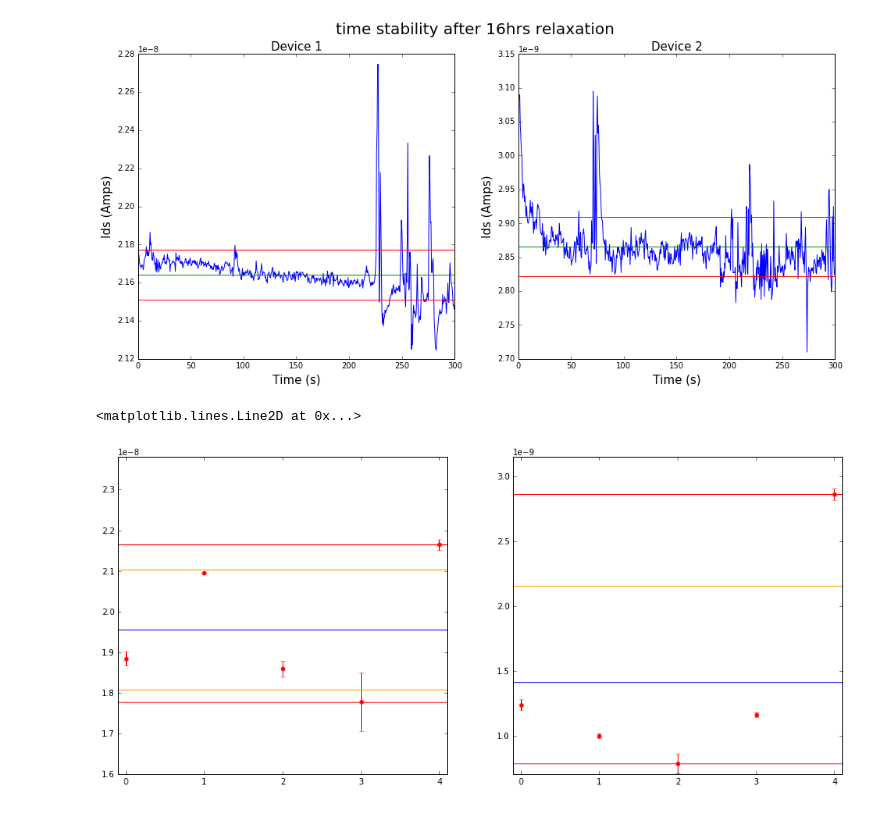
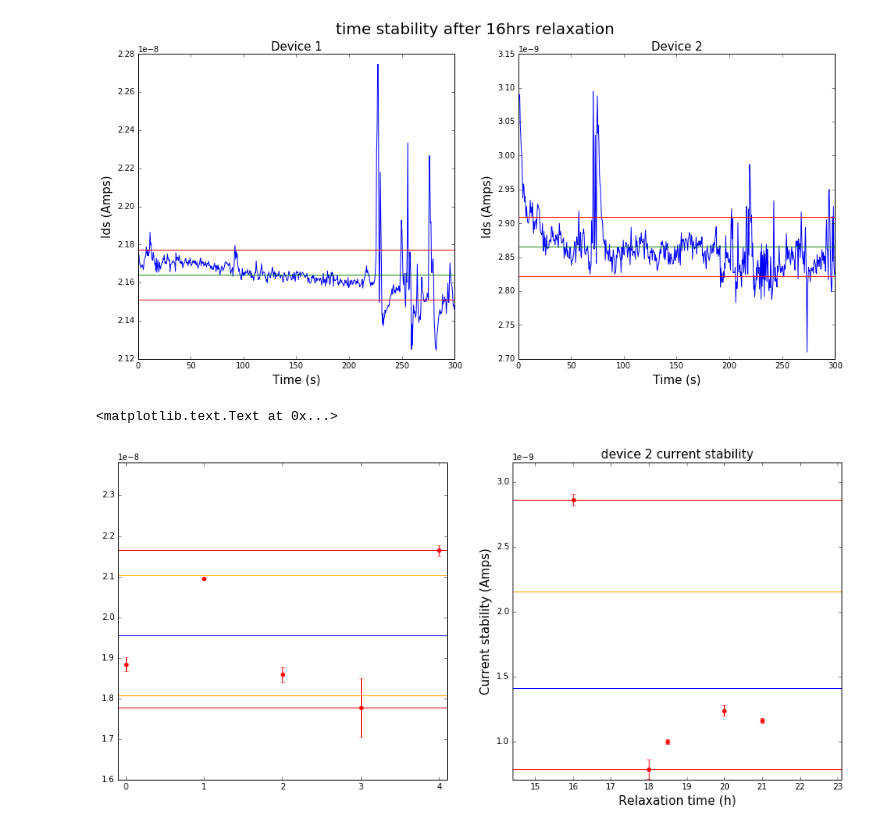
Before and after one commit to leobrowning92/slo-data-analysis, a Jupyter notebook: stability_check.ipynb, the cells around one changed output. Cells and saved outputs as stored; diff of their text form; code cells hidden in the pictures.

```diff
--- a/stability_check.ipynb
+++ b/stability_check.ipynb
@@ -92,31 +92,34 @@ fig.suptitle("time stability after 16hrs relaxation",fontsize=20)
 # %%
 
 stability1=np.array(stability1)
 stability2=np.array(stability2)
 fig=plt.figure(figsize=(16,7))
 ax1=plt.subplot(121)
 ax1.errorbar(range(len(stability1)),stability1[:,0],yerr=stability1[:,1],fmt='r.',markersize=10)
 ax1.axis([-0.1,len(stability1)-0.9,min(stability1[:,0]*0.9),max(stability1[:,0]*1.1)])
 
 mean,maxi,mini,std=np.mean(stability1[:,0]),np.max(stability1[:,0]),np.min(stability1[:,0]),np.std(stability1[:,0])
 ax1.axhline(mean,color='blue')
 ax1.axhline(mean+std,color='orange')
 ax1.axhline(mean-std,color='orange')
 ax1.axhline(maxi,color='red')
 ax1.axhline(mini,color='red')
-
+time=[20,18.5,18,21,16]
 ax2=plt.subplot(122)
-ax2.errorbar(range(len(stability2)),stability2[:,0],yerr=stability2[:,1],fmt='r.',markersize=10)
-ax2.axis([-0.1,len(stability2)-0.9,min(stability2[:,0]*0.9),max(stability2[:,0]*1.1)])
+ax2.errorbar(time,stability2[:,0],yerr=stability2[:,1],fmt='r.',markersize=10)
+ax2.axis([min(time)*0.9,max(time)*1.1,min(stability2[:,0]*0.9),max(stability2[:,0]*1.1)])
 
 mean,maxi,mini,std=np.mean(stability2[:,0]),np.max(stability2[:,0]),np.min(stability2[:,0]),np.std(stability2[:,0])
 ax2.axhline(mean,color='blue')
 ax2.axhline(mean+std,color='orange')
 ax2.axhline(mean-std,color='orange')
 ax2.axhline(maxi,color='red')
 ax2.axhline(mini,color='red')
+ax2.set_xlabel("Relaxation time (h)",fontsize=15)
+ax2.set_ylabel("Current stability (Amps)",fontsize=15)
+ax2.set_title("device 2 current stability",fontsize=15)
 # %% [output]
-<matplotlib.lines.Line2D at 0x...>
+<matplotlib.text.Text at 0x...>
-[figure, old version]
+[figure, new version]
 # %%
 # print(stability1,stability2)
```
Also changed, not shown: 1 other file.
